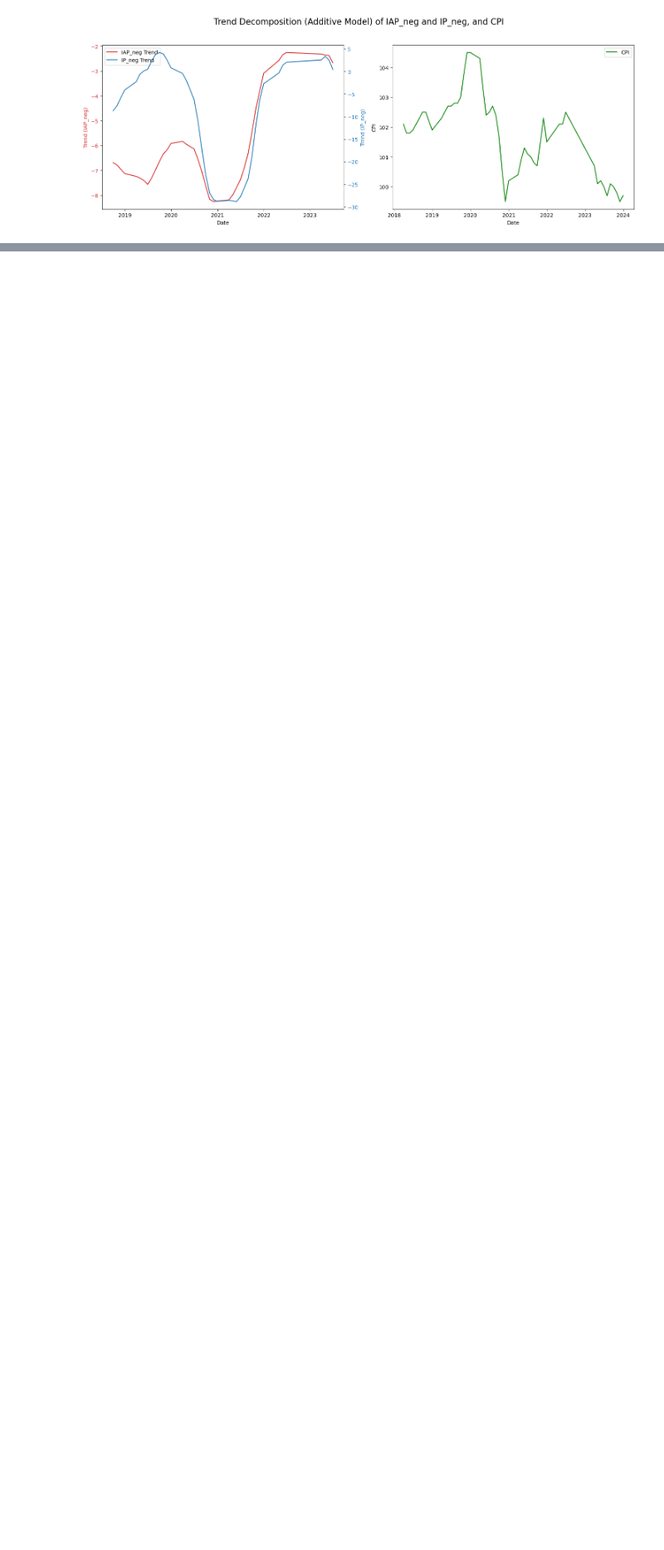
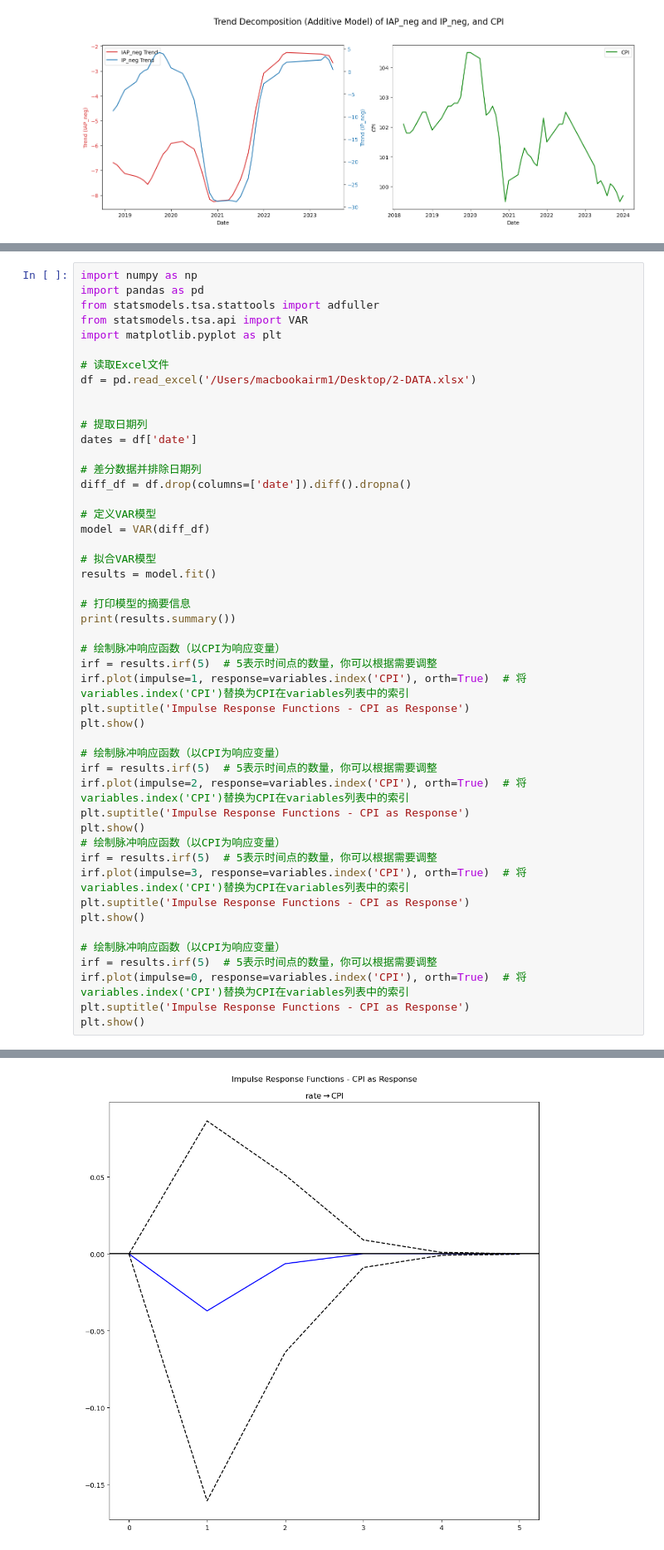
Before and after one commit to SirisMeng25/dissertation_of_RUC, a Jupyter notebook: 实证3：附录A.ipynb, the cells around one changed output, grey strips where cells are left out. Shown at 83% size. Cells and saved outputs as stored; diff of their text form; blank space fills up the shorter version.

```diff
--- a/实证3：附录A.ipynb
+++ b/实证3：附录A.ipynb
@@ -338,0 +393,49 @@ plt.show()
+# %%
+import numpy as np
+import pandas as pd
+from statsmodels.tsa.stattools import adfuller
+from statsmodels.tsa.api import VAR
+import matplotlib.pyplot as plt
+
+# 读取Excel文件
+df = pd.read_excel('/Users/macbookairm1/Desktop/2-DATA.xlsx')
+
+
+# 提取日期列
+dates = df['date']
+
+# 差分数据并排除日期列
+diff_df = df.drop(columns=['date']).diff().dropna()
+
+# 定义VAR模型
+model = VAR(diff_df)
+
+# 拟合VAR模型
+results = model.fit()
+
+# 打印模型的摘要信息
+print(results.summary())
+
+# 绘制脉冲响应函数（以CPI为响应变量）
+irf = results.irf(5)  # 5表示时间点的数量，你可以根据需要调整
+irf.plot(impulse=1, response=variables.index('CPI'), orth=True)  # 将variables.index('CPI')替换为CPI在variables列表中的索引
+plt.suptitle('Impulse Response Functions - CPI as Response')
+plt.show()
+
+# 绘制脉冲响应函数（以CPI为响应变量）
+irf = results.irf(5)  # 5表示时间点的数量，你可以根据需要调整
+irf.plot(impulse=2, response=variables.index('CPI'), orth=True)  # 将variables.index('CPI')替换为CPI在variables列表中的索引
+plt.suptitle('Impulse Response Functions - CPI as Response')
+plt.show()
+# 绘制脉冲响应函数（以CPI为响应变量）
+irf = results.irf(5)  # 5表示时间点的数量，你可以根据需要调整
+irf.plot(impulse=3, response=variables.index('CPI'), orth=True)  # 将variables.index('CPI')替换为CPI在variables列表中的索引
+plt.suptitle('Impulse Response Functions - CPI as Response')
+plt.show()
+
+# 绘制脉冲响应函数（以CPI为响应变量）
+irf = results.irf(5)  # 5表示时间点的数量，你可以根据需要调整
+irf.plot(impulse=0, response=variables.index('CPI'), orth=True)  # 将variables.index('CPI')替换为CPI在variables列表中的索引
+plt.suptitle('Impulse Response Functions - CPI as Response')
+plt.show()
+# %% [output]
@@ -338,0 +459 @@ plt.show()
+[figure, added]
```
Also changed, not shown: parts of 9 cells of this notebook.
